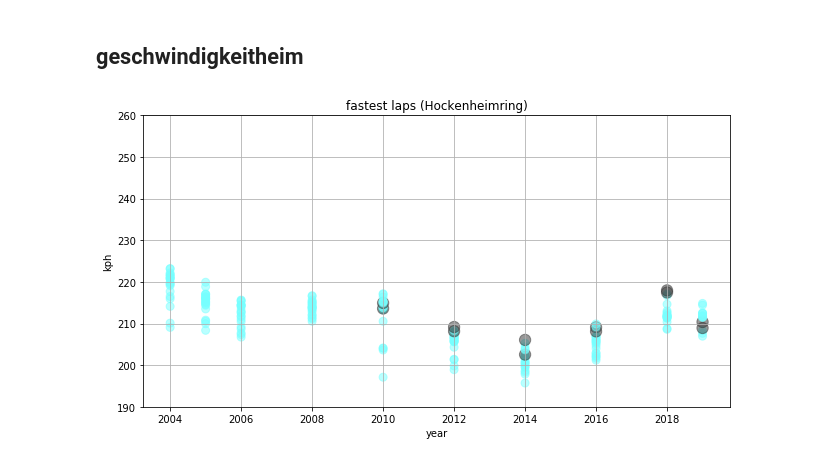
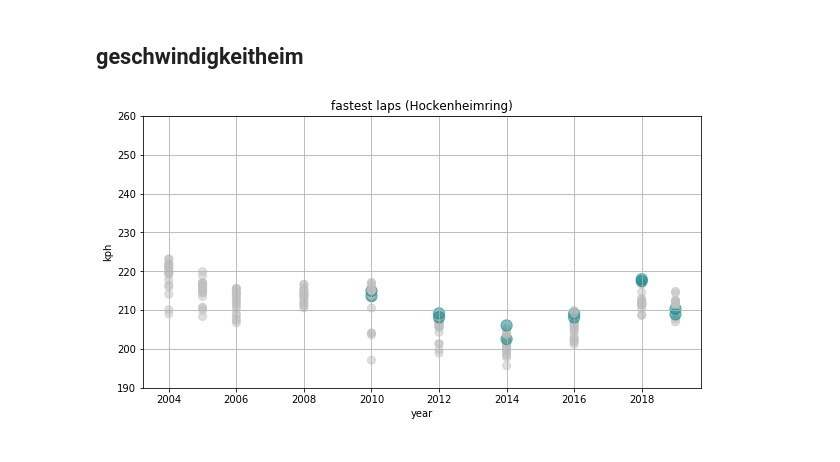
Before and after one commit to samkennerly/kingofsnake, a Jupyter notebook: books/viz/scatter.ipynb, the cells around one changed output. Cells and saved outputs as stored; diff of their text form; code cells hidden in the pictures.

```diff
--- a/books/viz/scatter.ipynb
+++ b/books/viz/scatter.ipynb
@@ -82,8 +82,8 @@ dots(circuit, team, *colors)
 ## geschwindigkeitheim
 # %%
 circuit = 'Hockenheimring'
-colors = ('#333333','#77ffff')
+colors = ('teal', 'silver')
 team = 'Mercedes'
 dots(circuit, team, *colors)
 # %% [output]
-[figure, old version]
+[figure, new version]
```
Also changed, not shown: parts of 3 cells of this notebook, 4 other files.
